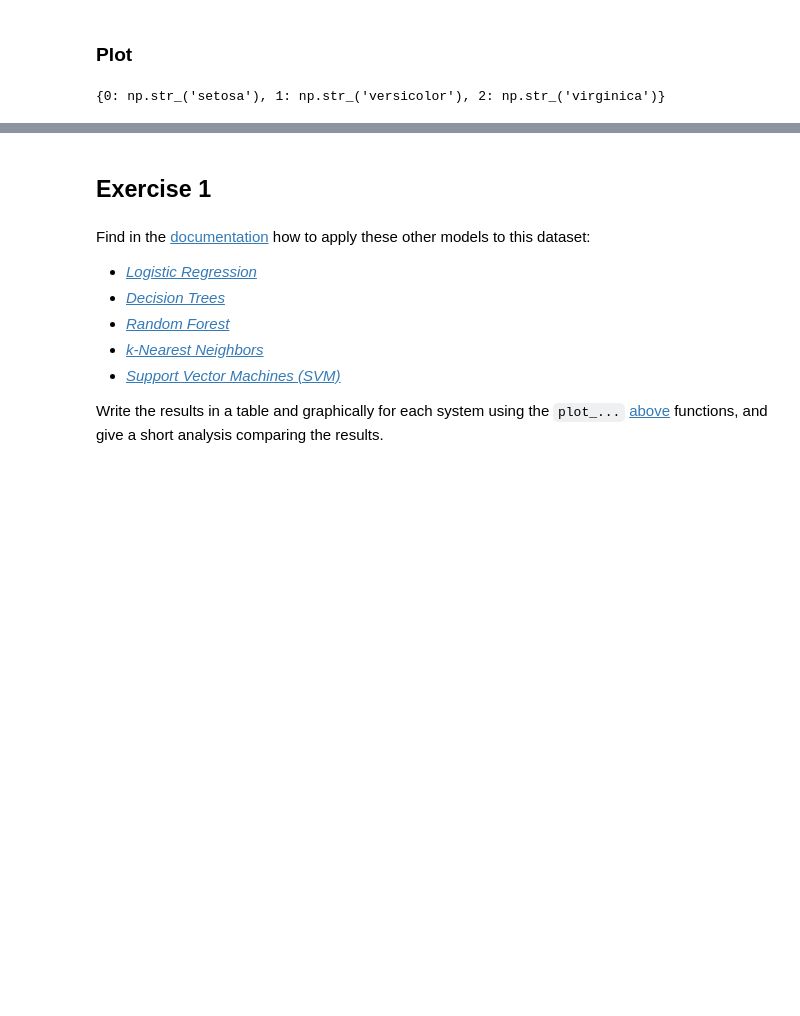
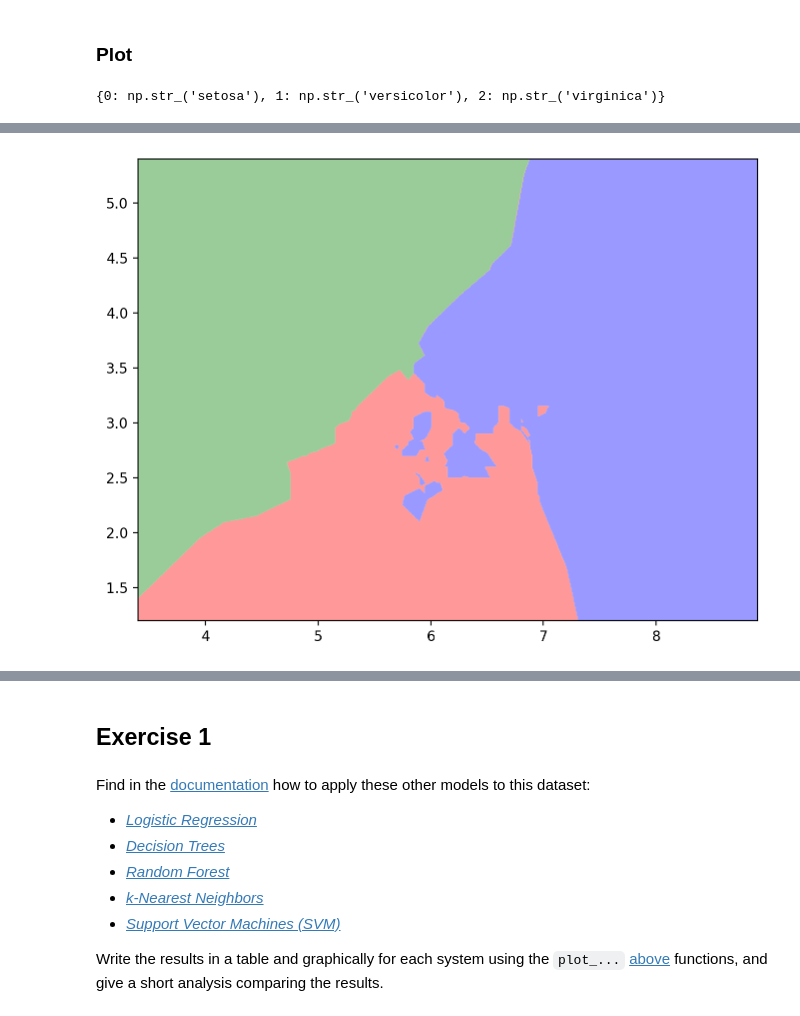
Before and after one commit to Wubpooz/APP5, a Jupyter notebook: Apprentissage_Automatise/TP 1 - Scikit-Learn - Classification.ipynb, the cells around one changed output, grey strips where cells are left out. Drawn from its saved outputs; the diff is of its cells as text; code cells hidden in the pictures; blank space fills up the shorter version.

```diff
--- a/Apprentissage_Automatise/TP 1 - Scikit-Learn - Classification.ipynb
+++ b/Apprentissage_Automatise/TP 1 - Scikit-Learn - Classification.ipynb
@@ -103,12 +105,16 @@ Note: Expected shapes for features and labels (target values):
 <span style="color:red">Implement your solution below</span>
 # %%
 # 1. Model choice (import)
+from sklearn.neighbors import KNeighborsClassifier
 
 # 2. Instantiation
+model = KNeighborsClassifier(n_neighbors=3)
 
 # 3. Learn (fit) the model
+model.fit(X_train, y_train)
 
 # 4. Predict on new data (test)
+y_pred = model.predict(X_test)
 # %% [markdown]
 ### Evaluation
 # %% [markdown]
@@ -191,3 +199,5 @@ target_names
 # %%
-# plot_decision_boundary(test_xs, model, COLORS)
+plot_decision_boundary(X_test, model, COLORS)
+# %% [output]
+[figure, added]
 # %%
```
Also changed, not shown: parts of 18 cells of this notebook.
